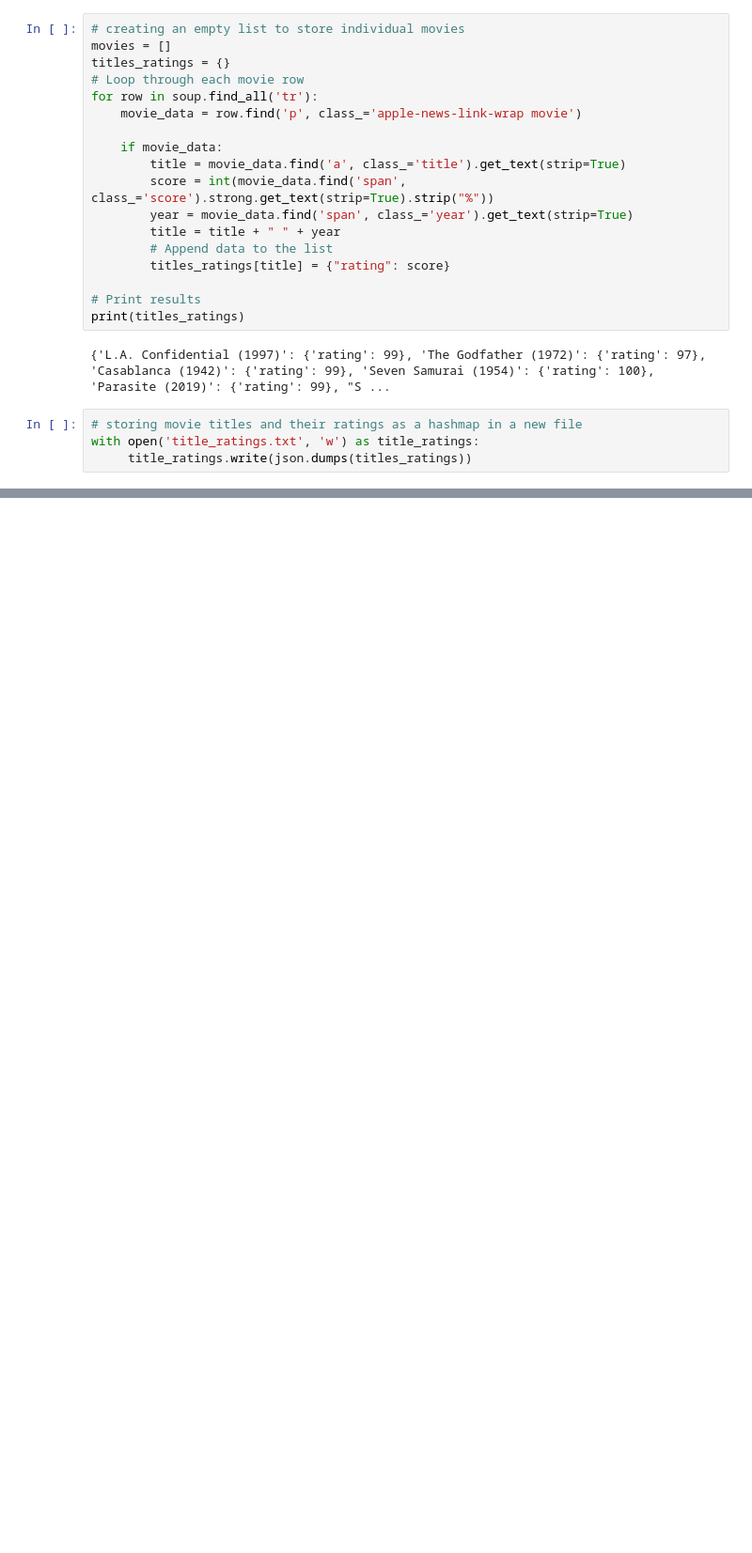
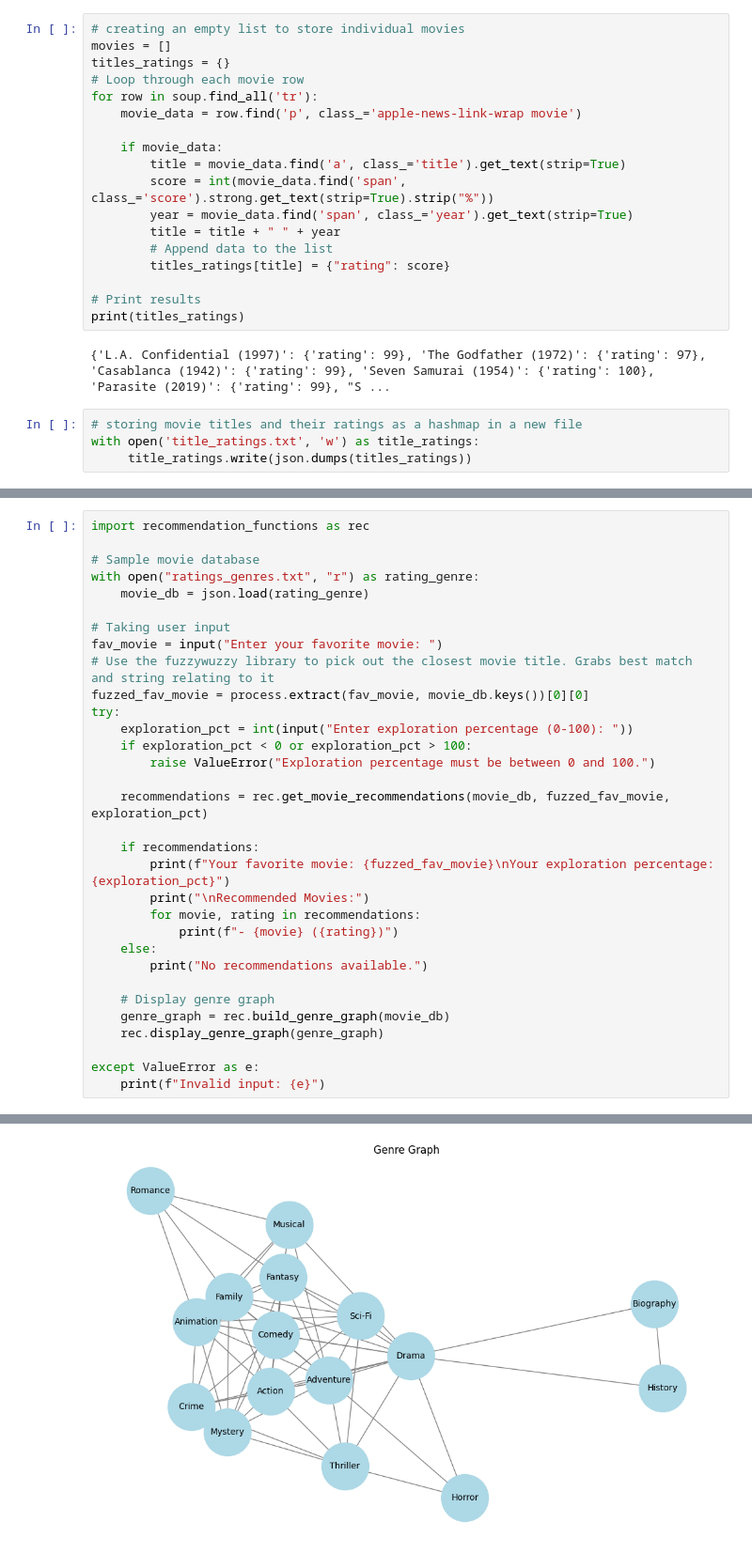
Before and after one commit to gzak25/recomovie, a Jupyter notebook: fetch_tmdb_data.ipynb, the cells around one changed output, grey strips where cells are left out. Shown: that part at 94% size. Cells and saved outputs as stored; diff of their text form; blank space fills up the shorter version.

Commit message:
Refactor start, separating rec functions

```diff
--- a/fetch_tmdb_data.ipynb
+++ b/fetch_tmdb_data.ipynb
@@ -218,0 +55,33 @@ Recommended Movies:
+# %%
+import recommendation_functions as rec
+
+# Sample movie database
+with open("ratings_genres.txt", "r") as rating_genre:
+    movie_db = json.load(rating_genre)
+
+# Taking user input
+fav_movie = input("Enter your favorite movie: ")
+# Use the fuzzywuzzy library to pick out the closest movie title. Grabs best match and string relating to it
+fuzzed_fav_movie = process.extract(fav_movie, movie_db.keys())[0][0]
+try:
+    exploration_pct = int(input("Enter exploration percentage (0-100): "))
+    if exploration_pct < 0 or exploration_pct > 100:
+        raise ValueError("Exploration percentage must be between 0 and 100.")
+
+    recommendations = rec.get_movie_recommendations(movie_db, fuzzed_fav_movie, exploration_pct)
+
+    if recommendations:
+        print(f"Your favorite movie: {fuzzed_fav_movie}\nYour exploration percentage: {exploration_pct}")
+        print("\nRecommended Movies:")
+        for movie, rating in recommendations:
+            print(f"- {movie} ({rating})")
+    else:
+        print("No recommendations available.")
+
+    # Display genre graph
+    genre_graph = rec.build_genre_graph(movie_db)
+    rec.display_genre_graph(genre_graph)
+
+except ValueError as e:
+    print(f"Invalid input: {e}")
+# %% [output]
@@ -218,0 +97 @@ Recommended Movies:
+[figure, added]
```
Also changed, not shown: parts of 4 cells of this notebook, 1 other file.
